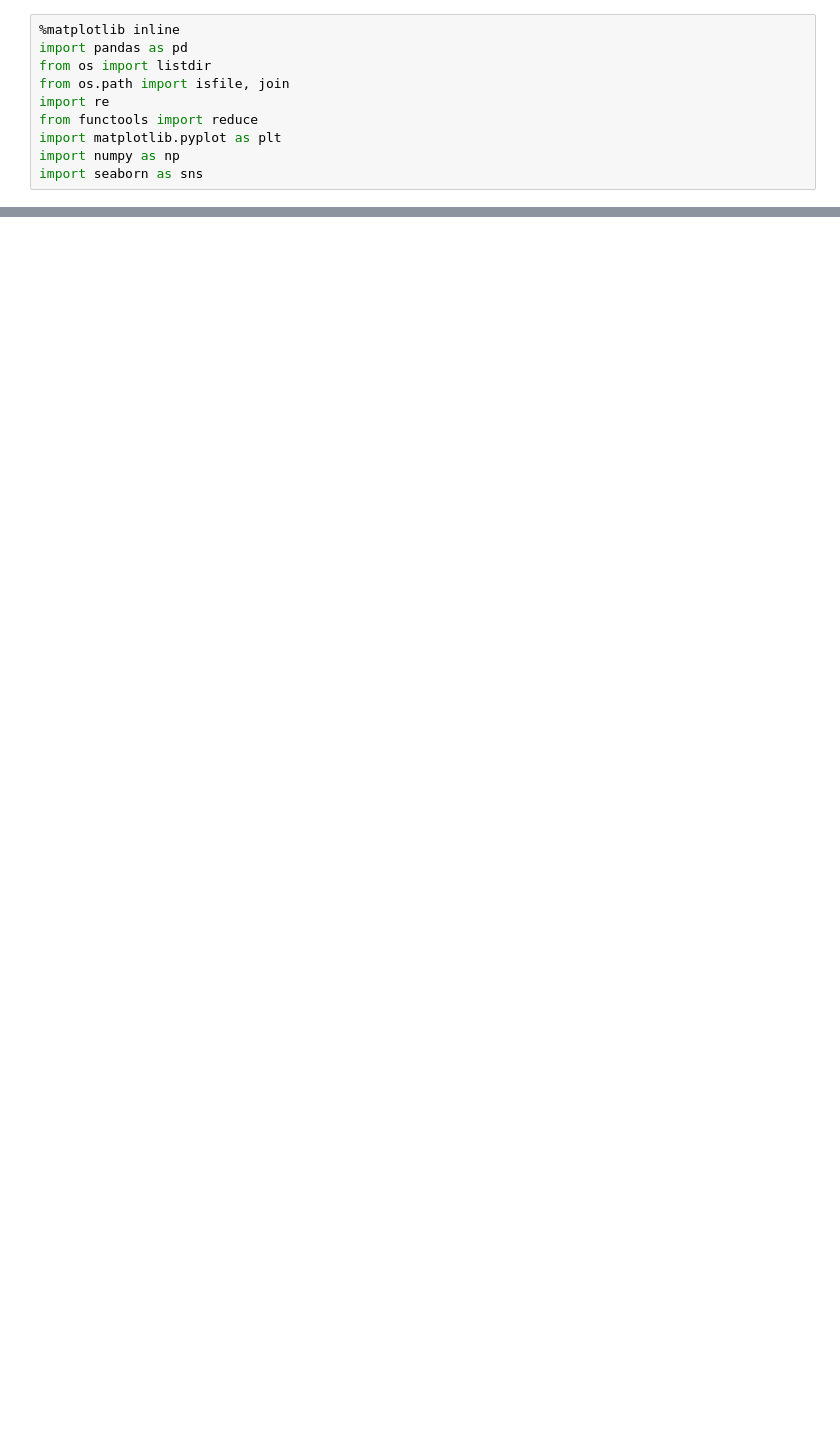
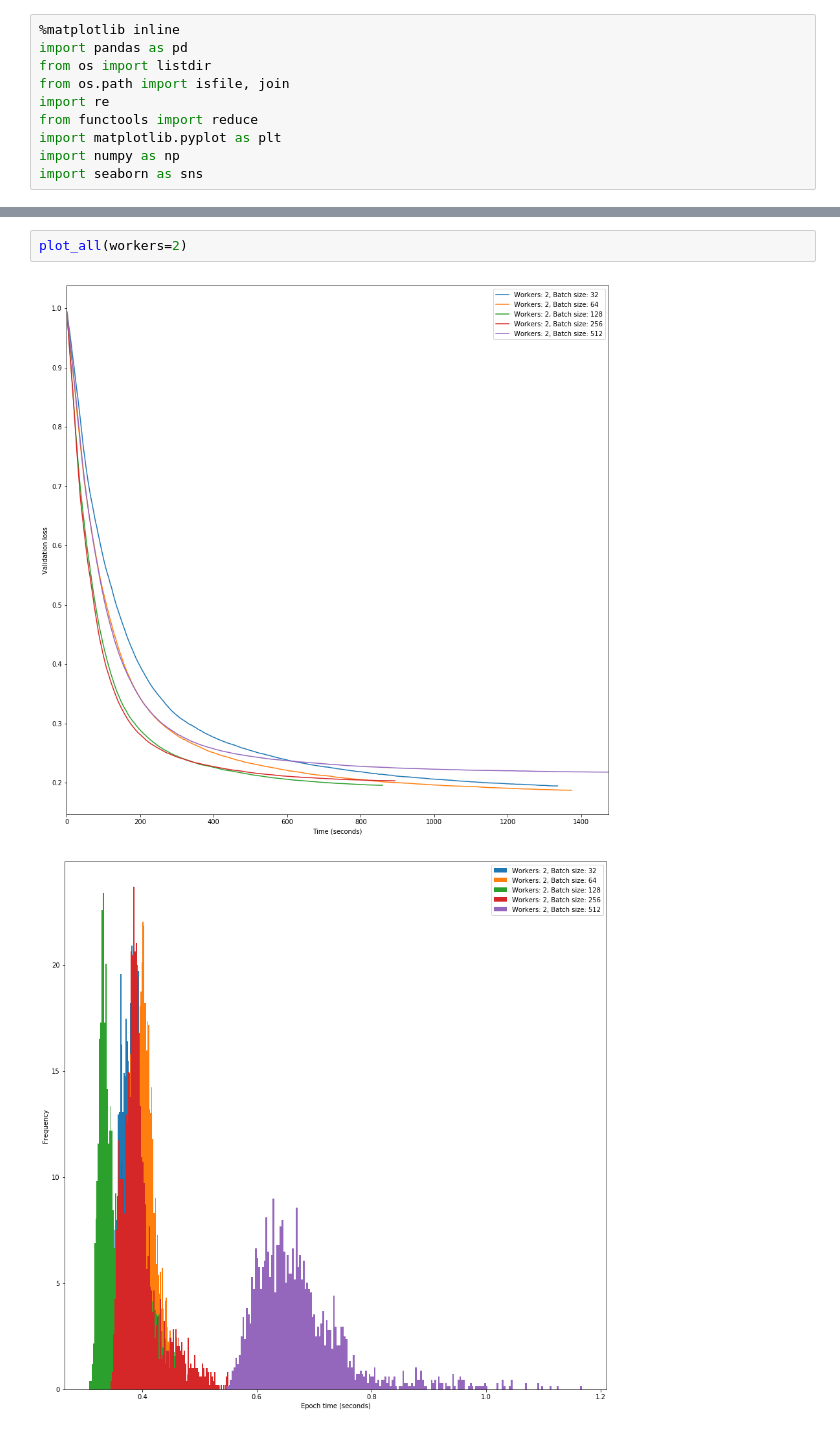
Before and after one commit to dudzicz/Systems-for-Data-Science, a Jupyter notebook: LogParser.ipynb, the cells around one changed output, grey strips where cells are left out. Cells and saved outputs as stored; diff of their text form; blank space fills up the shorter version.

```diff
--- a/LogParser.ipynb
+++ b/LogParser.ipynb
@@ -103,0 +104,5 @@ plot_all()
+# %%
+plot_all(workers=2)
+# %% [output]
+[figure, added]
+[figure, added]
```
Also changed, not shown: parts of 6 cells of this notebook, 27 other files.
